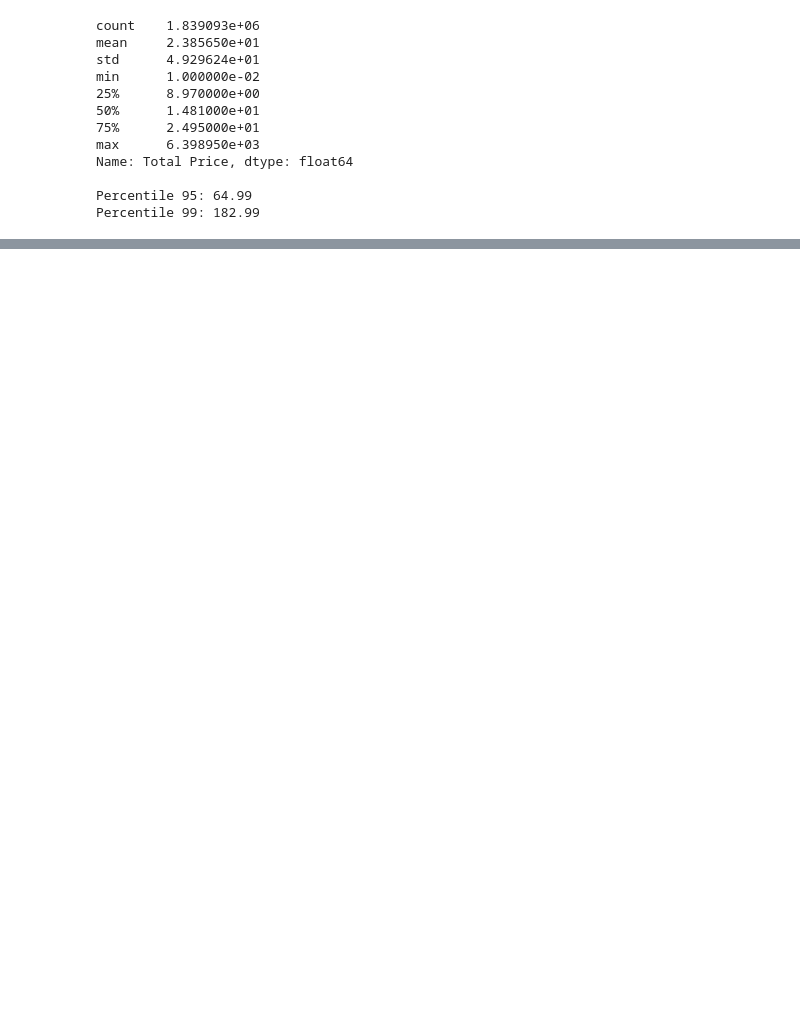
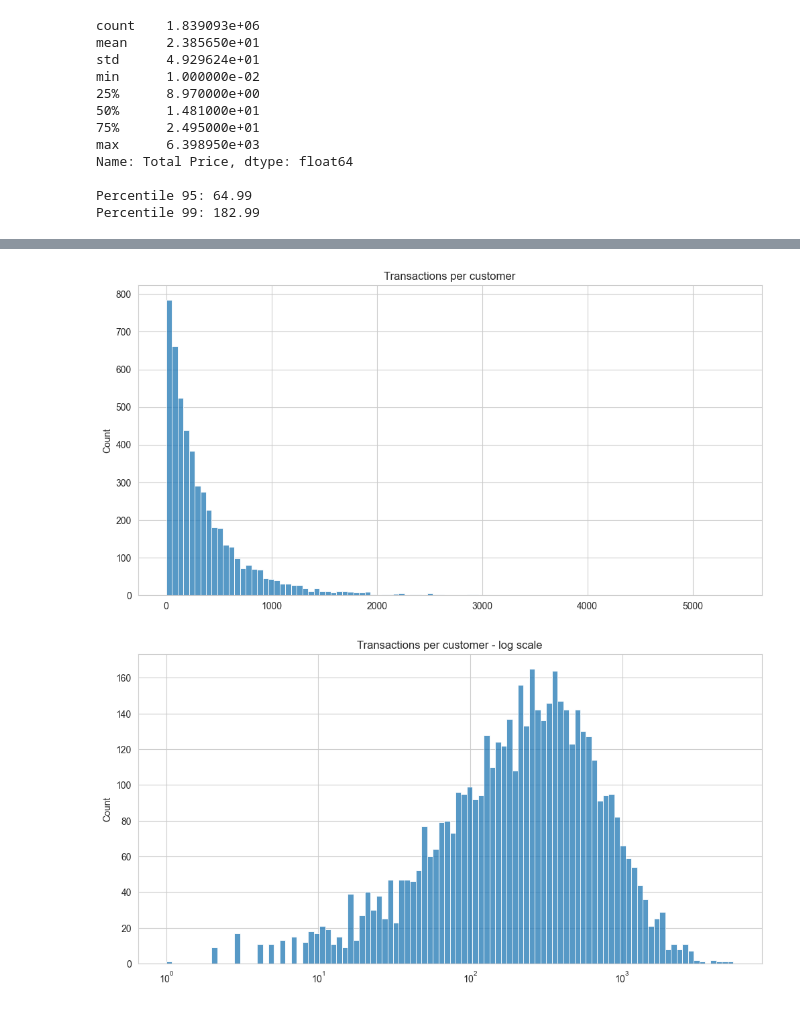
Before and after one commit to Verzol/amazon-customer-segmentation, a Jupyter notebook: notebooks/01_eda.ipynb, the cells around one changed output, grey strips where cells are left out. Saved outputs shown, nothing was run; the diff lists cells and outputs as text; code cells hidden in the pictures; blank space fills up the shorter version.

```diff
--- a/notebooks/01_eda.ipynb
+++ b/notebooks/01_eda.ipynb
@@ -210,0 +599,5 @@ Percentile 99: 182.99
+# %%
+txn_per_customer = purchases.groupby("Survey ResponseID").size()
+print(txn_per_customer.describe())
+print("\nMedian: ", txn_per_customer.median())
+print("% of customers with 1 transaction: ", (txn_per_customer == 1).mean() * 100)
@@ -210,0 +617,13 @@ Percentile 99: 182.99
+# %%
+plt.figure(figsize=(12, 6))
+sns.histplot(txn_per_customer, bins=100)
+plt.title("Transactions per customer")
+plt.show()
+
+plt.figure(figsize=(12, 6))
+sns.histplot(txn_per_customer, bins=100, log_scale=True)
+plt.title("Transactions per customer - log scale")
+plt.show()
+# %% [output]
+[figure, added]
+[figure, added]
```
Also changed, not shown: parts of 14 cells of this notebook.
